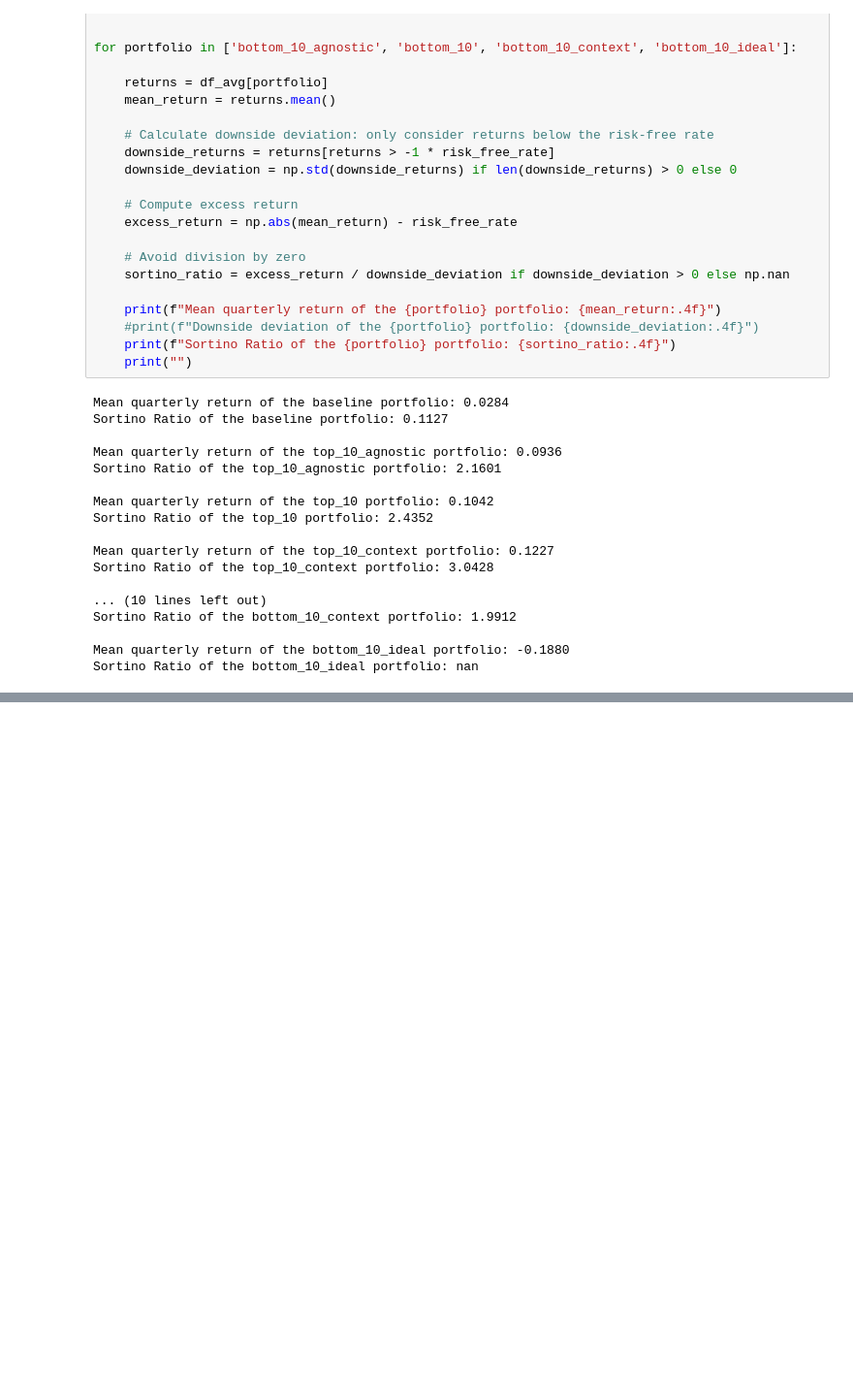
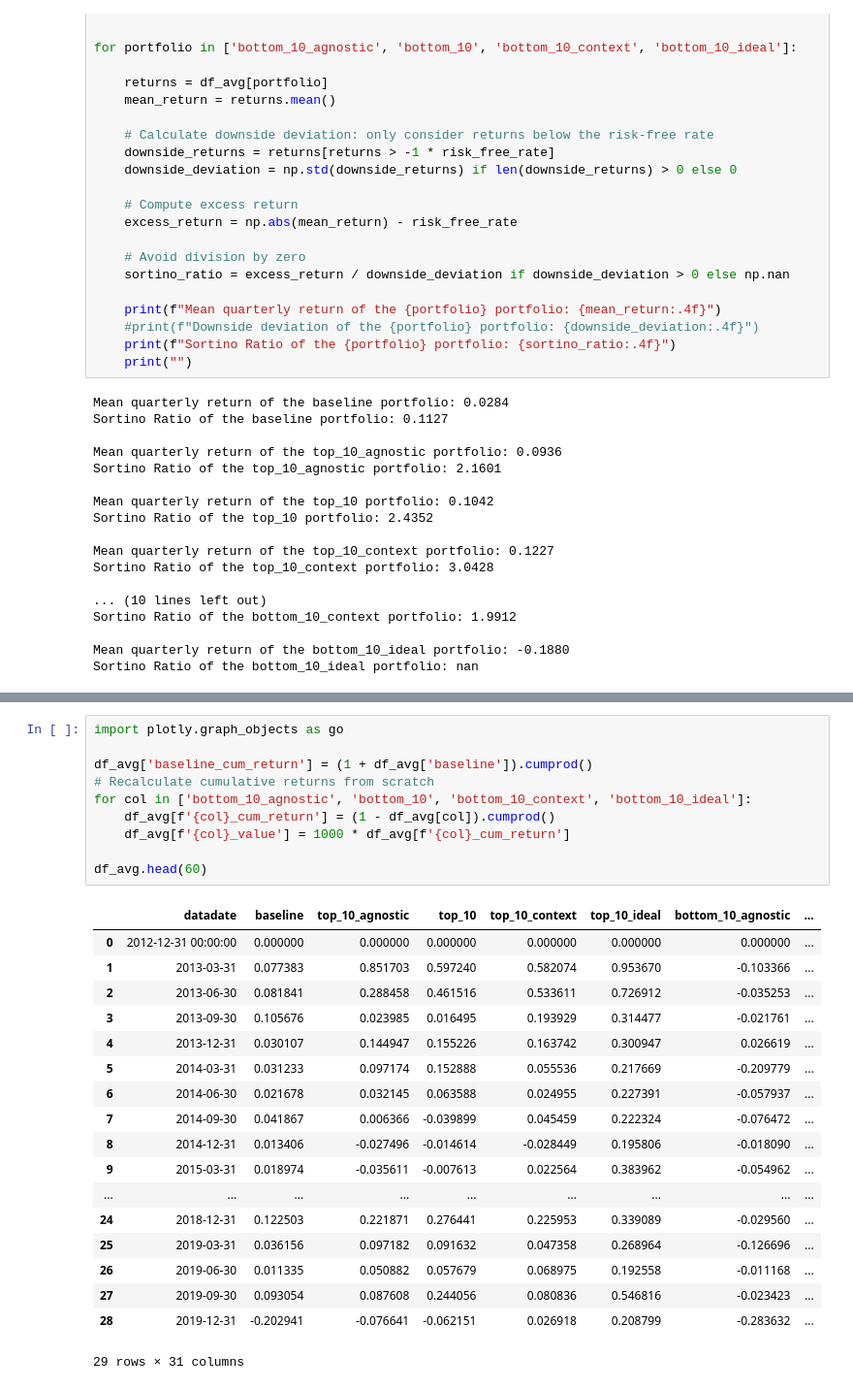
Before and after one commit to edocampione/4YP, a Jupyter notebook: models/res.ipynb, the cells around one changed output, grey strips where cells are left out. Shown at 97% size. Saved outputs shown, nothing was run; the diff lists cells and outputs as text; blank space fills up the shorter version.

```diff
--- a/models/res.ipynb
+++ b/models/res.ipynb
@@ -715,4 +719,33 @@ fig.update_layout(
 fig.show()
 # %% [output]
 [interactive output not drawn]
+# %%
+import plotly.graph_objects as go
+
+df_avg['baseline_cum_return'] = (1 + df_avg['baseline']).cumprod()
+# Recalculate cumulative returns from scratch
+for col in ['bottom_10_agnostic', 'bottom_10', 'bottom_10_context', 'bottom_10_ideal']:
+    df_avg[f'{col}_cum_return'] = (1 - df_avg[col]).cumprod()
+    df_avg[f'{col}_value'] = 1000 * df_avg[f'{col}_cum_return']
+
+df_avg.head(60)
+# %% [output]
+|  | datadate | baseline | top_10_agnostic | top_10 | top_10_context | top_10_ideal | bottom_10_agnostic | ... |
+| 0 | 2012-12-31 00:00:00 | 0.000000 | 0.000000 | 0.000000 | 0.000000 | 0.000000 | 0.000000 | ... |
+| 1 | 2013-03-31 | 0.077383 | 0.851703 | 0.597240 | 0.582074 | 0.953670 | -0.103366 | ... |
+| 2 | 2013-06-30 | 0.081841 | 0.288458 | 0.461516 | 0.533611 | 0.726912 | -0.035253 | ... |
+| 3 | 2013-09-30 | 0.105676 | 0.023985 | 0.016495 | 0.193929 | 0.314477 | -0.021761 | ... |
+| 4 | 2013-12-31 | 0.030107 | 0.144947 | 0.155226 | 0.163742 | 0.300947 | 0.026619 | ... |
+| 5 | 2014-03-31 | 0.031233 | 0.097174 | 0.152888 | 0.055536 | 0.217669 | -0.209779 | ... |
+| 6 | 2014-06-30 | 0.021678 | 0.032145 | 0.063588 | 0.024955 | 0.227391 | -0.057937 | ... |
+| 7 | 2014-09-30 | 0.041867 | 0.006366 | -0.039899 | 0.045459 | 0.222324 | -0.076472 | ... |
+| 8 | 2014-12-31 | 0.013406 | -0.027496 | -0.014614 | -0.028449 | 0.195806 | -0.018090 | ... |
+| 9 | 2015-03-31 | 0.018974 | -0.035611 | -0.007613 | 0.022564 | 0.383962 | -0.054962 | ... |
+| ... | ... | ... | ... | ... | ... | ... | ... | ... |
+| 24 | 2018-12-31 | 0.122503 | 0.221871 | 0.276441 | 0.225953 | 0.339089 | -0.029560 | ... |
+| 25 | 2019-03-31 | 0.036156 | 0.097182 | 0.091632 | 0.047358 | 0.268964 | -0.126696 | ... |
+| 26 | 2019-06-30 | 0.011335 | 0.050882 | 0.057679 | 0.068975 | 0.192558 | -0.011168 | ... |
+| 27 | 2019-09-30 | 0.093054 | 0.087608 | 0.244056 | 0.080836 | 0.546816 | -0.023423 | ... |
+| 28 | 2019-12-31 | -0.202941 | -0.076641 | -0.062151 | 0.026918 | 0.208799 | -0.283632 | ... |
+29 rows × 31 columns
 # %%
```
Also changed, not shown: parts of 2 cells of this notebook, 8 other files.
